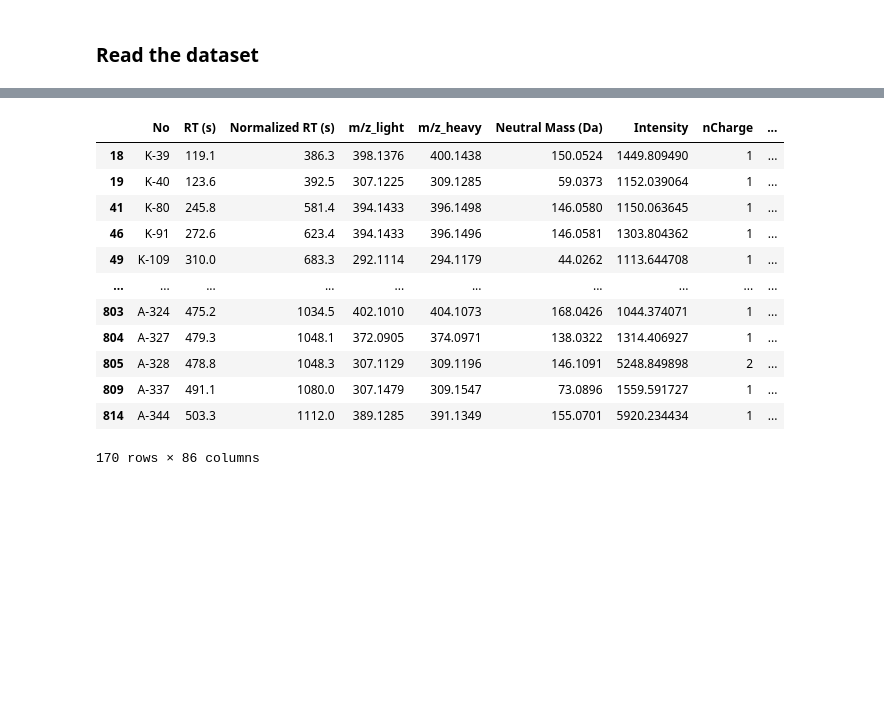
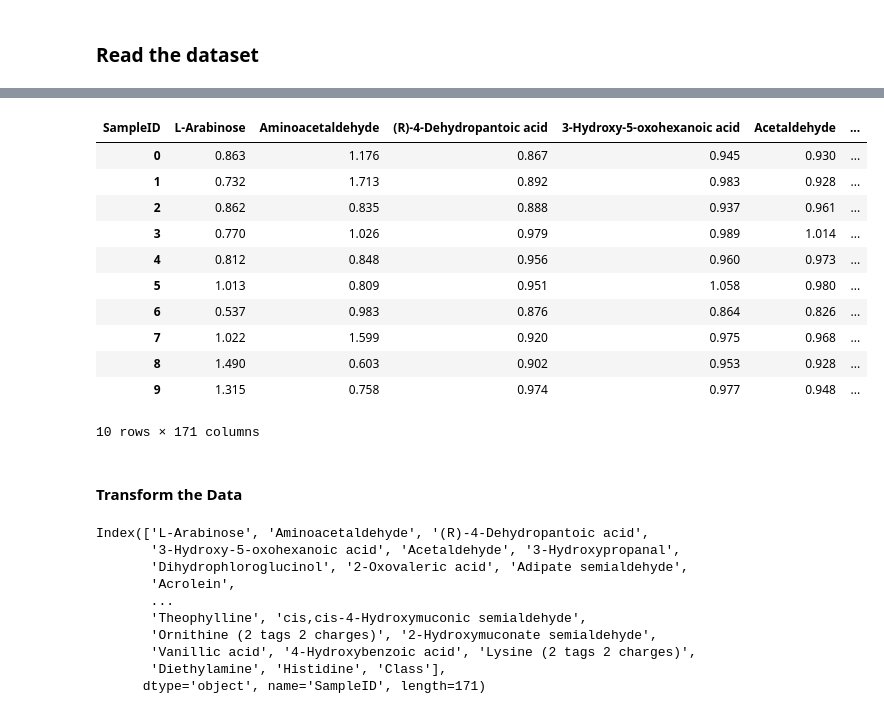
Before and after one commit to jamesleocodes/Diabetic_Retinopathy_ML, a Jupyter notebook: dR_ML.ipynb, the cells around one changed output, grey strips where cells are left out. Drawn from its saved outputs; the diff is of its cells as text; code cells hidden in the pictures; blank space fills up the shorter version.

```diff
--- a/dR_ML.ipynb
+++ b/dR_ML.ipynb
@@ -83,0 +125,3 @@ len(df)
+# %%
+# Drop the top 5 row
+df = df.drop(df.index[:5])
@@ -83,0 +137,17 @@ len(df)
+# %%
+df.head(10)
+# %% [output]
+| SampleID | L-Arabinose | Aminoacetaldehyde | (R)-4-Dehydropantoic acid | 3-Hydroxy-5-oxohexanoic acid | Acetaldehyde | ... |
+| 0 | 0.863 | 1.176 | 0.867 | 0.945 | 0.930 | ... |
+| 1 | 0.732 | 1.713 | 0.892 | 0.983 | 0.928 | ... |
+| 2 | 0.862 | 0.835 | 0.888 | 0.937 | 0.961 | ... |
+| 3 | 0.770 | 1.026 | 0.979 | 0.989 | 1.014 | ... |
+| 4 | 0.812 | 0.848 | 0.956 | 0.960 | 0.973 | ... |
+| 5 | 1.013 | 0.809 | 0.951 | 1.058 | 0.980 | ... |
+| 6 | 0.537 | 0.983 | 0.876 | 0.864 | 0.826 | ... |
+| 7 | 1.022 | 1.599 | 0.920 | 0.975 | 0.968 | ... |
+| 8 | 1.490 | 0.603 | 0.902 | 0.953 | 0.928 | ... |
+| 9 | 1.315 | 0.758 | 0.974 | 0.977 | 0.948 | ... |
+10 rows × 171 columns
+# %% [markdown]
+#### Transform the Data
@@ -84,16 +168,13 @@ len(df)
 # %%
-df
+df.columns
 # %% [output]
-|  | No | RT (s) | Normalized RT (s) | m/z_light | m/z_heavy | Neutral Mass (Da) | Intensity | nCharge | ... |
-| 18 | K-39 | 119.1 | 386.3 | 398.1376 | 400.1438 | 150.0524 | 1449.809490 | 1 | ... |
-| 19 | K-40 | 123.6 | 392.5 | 307.1225 | 309.1285 | 59.0373 | 1152.039064 | 1 | ... |
-| 41 | K-80 | 245.8 | 581.4 | 394.1433 | 396.1498 | 146.0580 | 1150.063645 | 1 | ... |
-| 46 | K-91 | 272.6 | 623.4 | 394.1433 | 396.1496 | 146.0581 | 1303.804362 | 1 | ... |
-| 49 | K-109 | 310.0 | 683.3 | 292.1114 | 294.1179 | 44.0262 | 1113.644708 | 1 | ... |
-| ... | ... | ... | ... | ... | ... | ... | ... | ... | ... |
-| 803 | A-324 | 475.2 | 1034.5 | 402.1010 | 404.1073 | 168.0426 | 1044.374071 | 1 | ... |
-| 804 | A-327 | 479.3 | 1048.1 | 372.0905 | 374.0971 | 138.0322 | 1314.406927 | 1 | ... |
-| 805 | A-328 | 478.8 | 1048.3 | 307.1129 | 309.1196 | 146.1091 | 5248.849898 | 2 | ... |
-| 809 | A-337 | 491.1 | 1080.0 | 307.1479 | 309.1547 | 73.0896 | 1559.591727 | 1 | ... |
-| 814 | A-344 | 503.3 | 1112.0 | 389.1285 | 391.1349 | 155.0701 | 5920.234434 | 1 | ... |
-170 rows × 86 columns
+Index(['L-Arabinose', 'Aminoacetaldehyde', '(R)-4-Dehydropantoic acid',
+       '3-Hydroxy-5-oxohexanoic acid', 'Acetaldehyde', '3-Hydroxypropanal',
+       'Dihydrophloroglucinol', '2-Oxovaleric acid', 'Adipate semialdehyde',
+       'Acrolein',
+       ...
+       'Theophylline', 'cis,cis-4-Hydroxymuconic semialdehyde',
+       'Ornithine (2 tags 2 charges)', '2-Hydroxymuconate semialdehyde',
+       'Vanillic acid', '4-Hydroxybenzoic acid', 'Lysine (2 tags 2 charges)',
+       'Diethylamine', 'Histidine', 'Class'],
+      dtype='object', name='SampleID', length=171)
```
Also changed, not shown: parts of 34 cells of this notebook.
